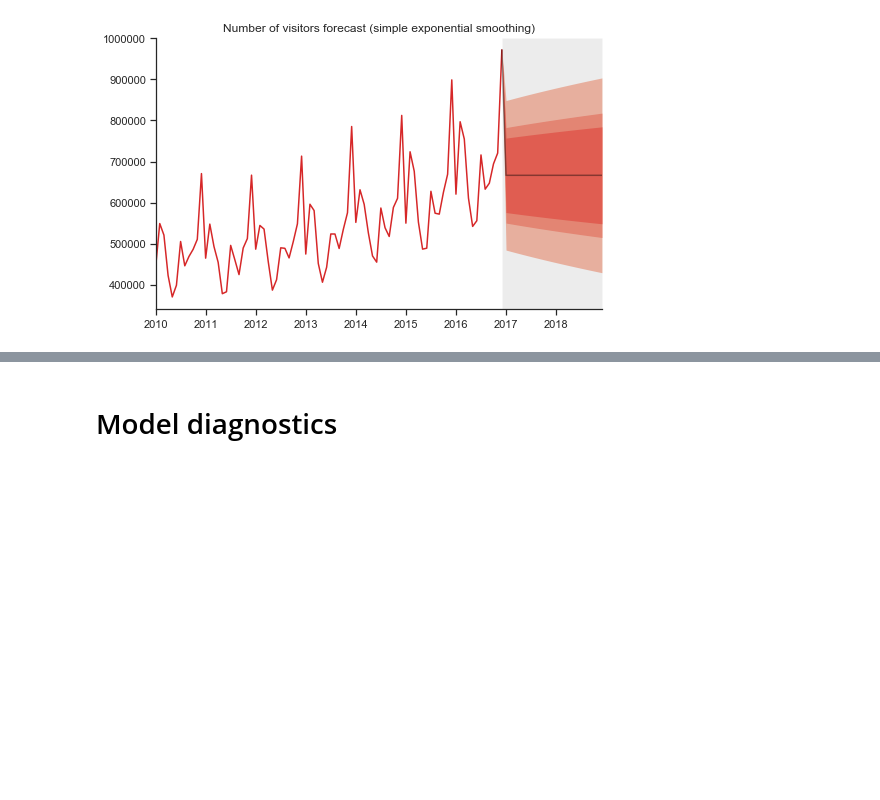
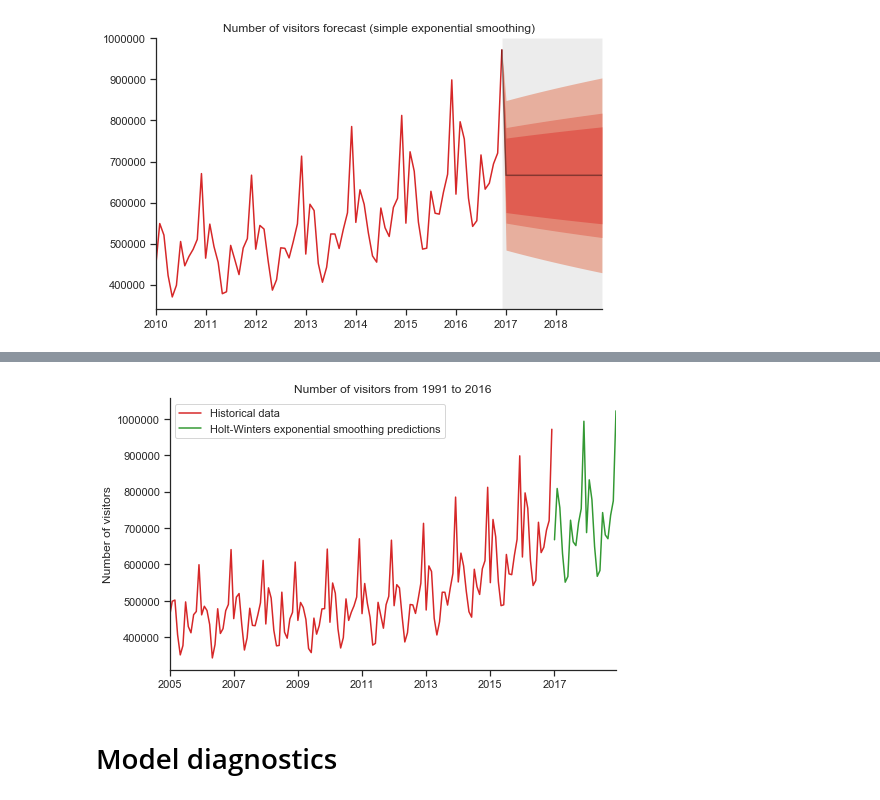
Before and after one commit to ChelseaYang1130/S2-2020, a Jupyter notebook: QBUS2820/Assignment 2/480110301Qbus2820Assignment2S22020.ipynb, the cells around one changed output, grey strips where cells are left out. Drawn from its saved outputs; the diff is of its cells as text; code cells hidden in the pictures; blank space fills up the shorter version.

```diff
--- a/QBUS2820/Assignment 2/480110301Qbus2820Assignment2S22020.ipynb
+++ b/QBUS2820/Assignment 2/480110301Qbus2820Assignment2S22020.ipynb
@@ -1305,3 +1344,16 @@ TypeError: 'holtwinters' object is not callable
+# %%
+fig, ax= plt.subplots(figsize=(8,5))
+y['2005-01':].plot(color=red, label='Historical data')
+pred_hwe.plot(color='green', label='Holt-Winters exponential smoothing predictions', alpha=0.8)
+ax.set_xlabel('')
+ax.set_ylabel('Number of visitors')
+ax.set_title('Number of visitors from 1991 to 2016')
+ax.set_xticks([], minor=True)
+plt.legend(loc='best')
+sns.despine()
+plt.show()
+# %% [output]
+[figure, added]
 # %% [markdown]
 # Model diagnostics
 # %% [markdown]
```
Also changed, not shown: parts of 28 cells of this notebook, 15 other files.
